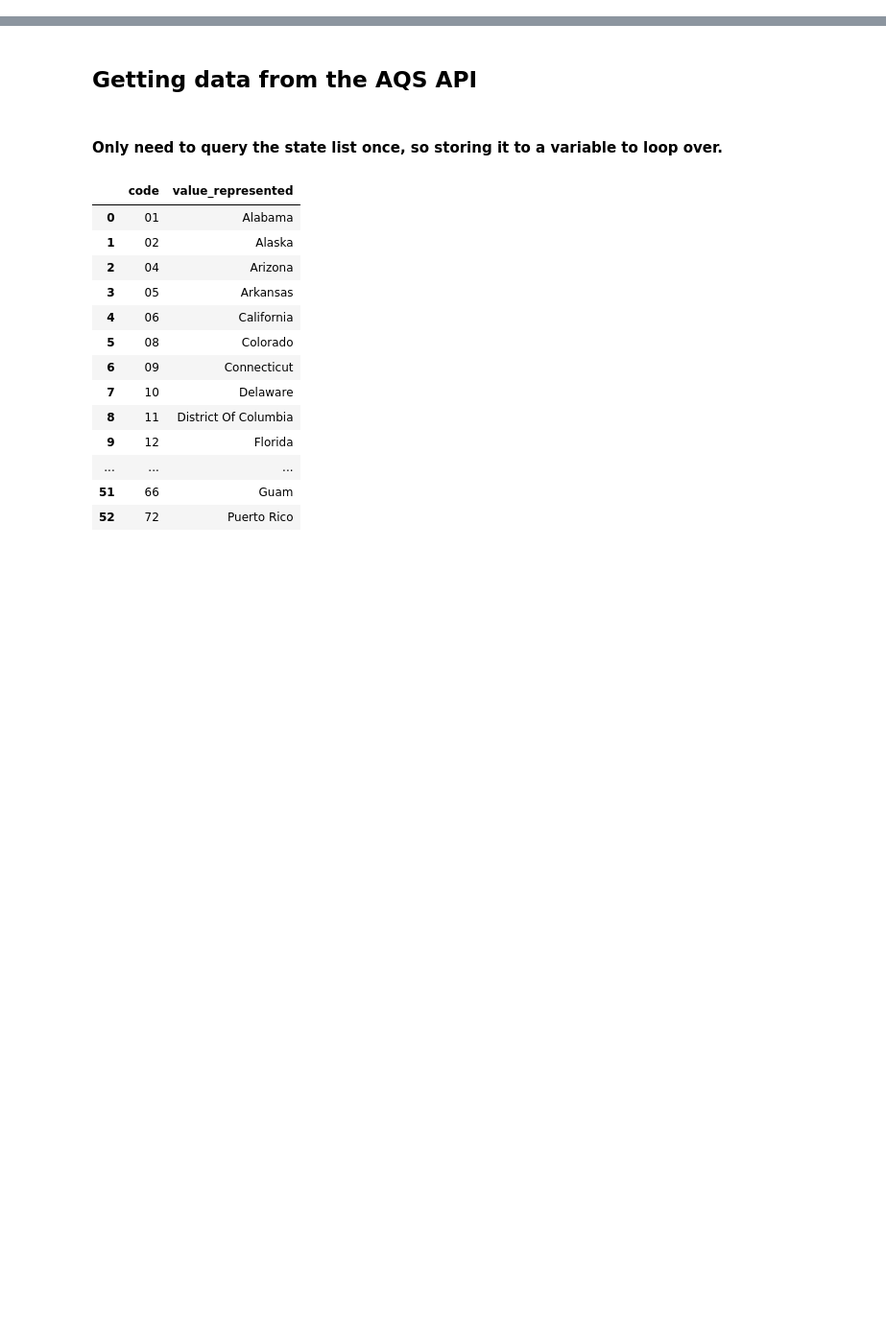
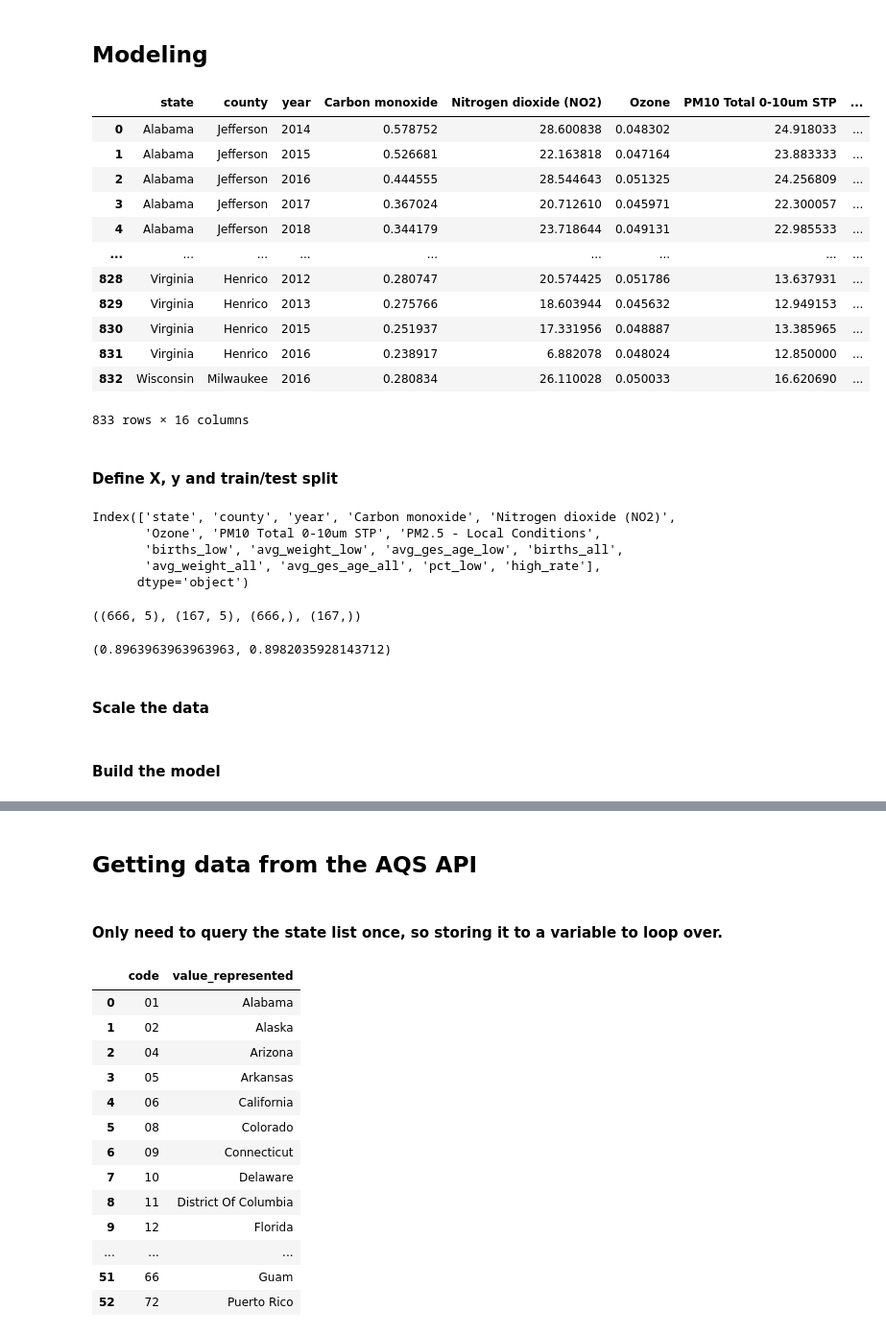
Before and after one commit to wdegraw93/low_birth_weight_vs_aqi_study, a Jupyter notebook: winston.ipynb, the cells around one changed output, grey strips where cells are left out. Shown at 96% size. Cells and saved outputs as stored; diff of their text form; code cells hidden in the pictures; blank space fills up the shorter version.

```diff
--- a/winston.ipynb
+++ b/winston.ipynb
@@ -8,0 +17,2 @@ from time import sleep
+# %% [markdown]
+## Modeling
@@ -8,0 +21,26 @@ from time import sleep
+# %%
+data
+# %% [output]
+|  | state | county | year | Carbon monoxide | Nitrogen dioxide (NO2) | Ozone | PM10 Total 0-10um STP | ... |
+| 0 | Alabama | Jefferson | 2014 | 0.578752 | 28.600838 | 0.048302 | 24.918033 | ... |
+| 1 | Alabama | Jefferson | 2015 | 0.526681 | 22.163818 | 0.047164 | 23.883333 | ... |
+| 2 | Alabama | Jefferson | 2016 | 0.444555 | 28.544643 | 0.051325 | 24.256809 | ... |
+| 3 | Alabama | Jefferson | 2017 | 0.367024 | 20.712610 | 0.045971 | 22.300057 | ... |
+| 4 | Alabama | Jefferson | 2018 | 0.344179 | 23.718644 | 0.049131 | 22.985533 | ... |
+| ... | ... | ... | ... | ... | ... | ... | ... | ... |
+| 828 | Virginia | Henrico | 2012 | 0.280747 | 20.574425 | 0.051786 | 13.637931 | ... |
+| 829 | Virginia | Henrico | 2013 | 0.275766 | 18.603944 | 0.045632 | 12.949153 | ... |
+| 830 | Virginia | Henrico | 2015 | 0.251937 | 17.331956 | 0.048887 | 13.385965 | ... |
+| 831 | Virginia | Henrico | 2016 | 0.238917 | 6.882078 | 0.048024 | 12.850000 | ... |
+| 832 | Wisconsin | Milwaukee | 2016 | 0.280834 | 26.110028 | 0.050033 | 16.620690 | ... |
+833 rows × 16 columns
+# %% [markdown]
+#### Define X, y and train/test split
+# %%
+data.columns
+# %% [output]
+Index(['state', 'county', 'year', 'Carbon monoxide', 'Nitrogen dioxide (NO2)',
+       'Ozone', 'PM10 Total 0-10um STP', 'PM2.5 - Local Conditions',
+       'births_low', 'avg_weight_low', 'avg_ges_age_low', 'births_all',
+       'avg_weight_all', 'avg_ges_age_all', 'pct_low', 'high_rate'],
+      dtype='object')
@@ -8,0 +50,16 @@ from time import sleep
+# %%
+X_train, X_test, y_train, y_test = train_test_split(X,y,
+                                                    test_size=.2,
+                                                    stratify=y,
+                                                    random_state=5)
+X_train.shape, X_test.shape, y_train.shape, y_test.shape
+# %% [output]
+((666, 5), (167, 5), (666,), (167,))
+# %%
+train_baseline = pd.DataFrame(y_train).value_counts(normalize=True).iloc[0]
+test_baseline = pd.DataFrame(y_test).value_counts(normalize=True).iloc[0]
+train_baseline, test_baseline
+# %% [output]
+(0.8963963963963963, 0.8982035928143712)
+# %% [markdown]
+#### Scale the data
@@ -8,0 +70,2 @@ from time import sleep
+# %% [markdown]
+#### Build the model
```
Also changed, not shown: parts of 10 cells of this notebook, 9 other files.
